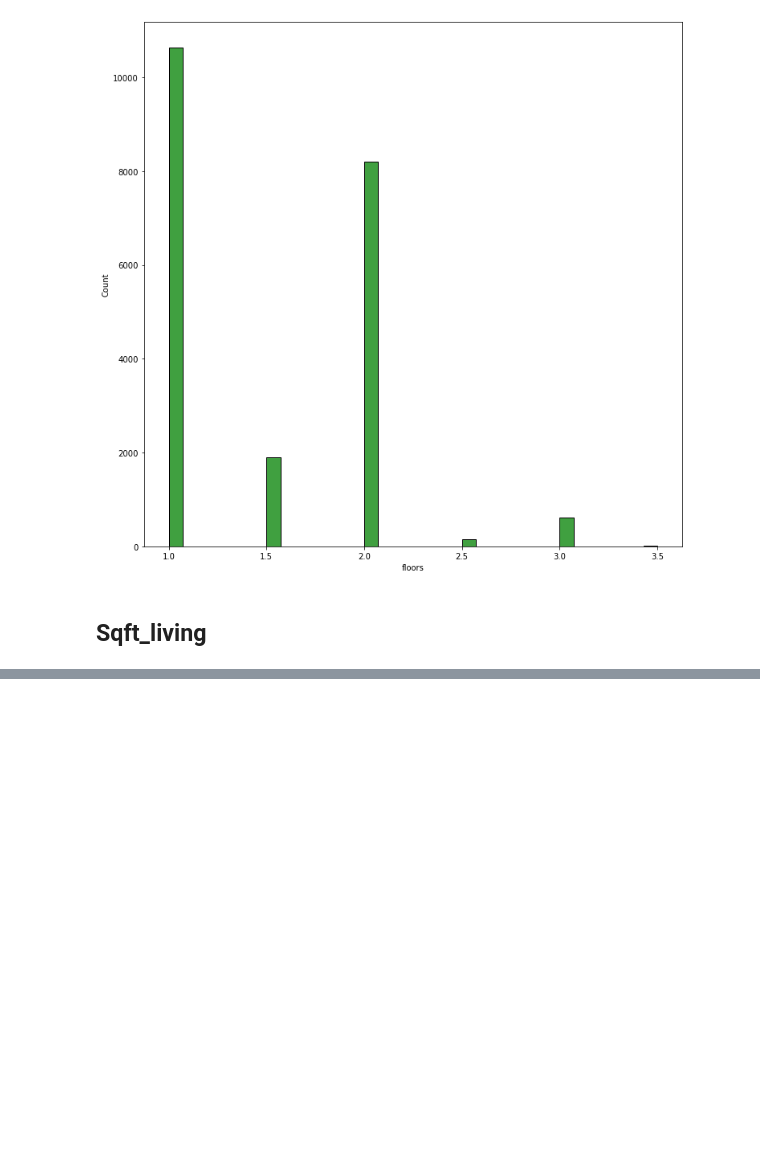
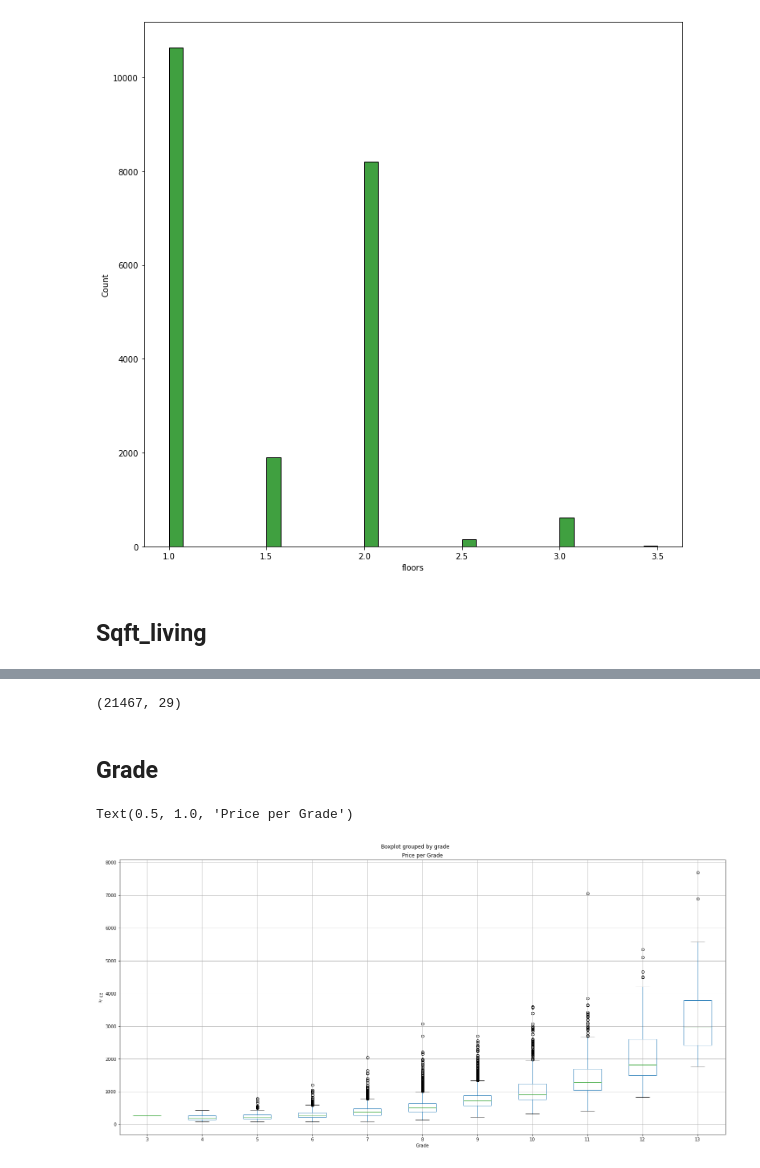
Before and after one commit to CamLadd/Housing_analysis_project, a Jupyter notebook: Data_cleaning.ipynb, the cells around one changed output, grey strips where cells are left out. Cells and saved outputs as stored; diff of their text form; code cells hidden in the pictures; blank space fills up the shorter version.

```diff
--- a/Data_cleaning.ipynb
+++ b/Data_cleaning.ipynb
@@ -278,0 +360,5 @@ Name: price, dtype: float64
+# %%
+df['sqft_outside']=df['sqft_lot']-df['sqft_living']
+df['sqft_outside15']=df['sqft_lot15']-df['sqft_living15']
+df['percent_above']=df.sqft_above/df.sqft_living
+df['percent_above']
@@ -278,0 +392,6 @@ Name: price, dtype: float64
+# %%
+#Lets set the category_factors to datatype category....
+df.sale_yr=df.sale_year.astype('category')
+df.waterfront=df.waterfront.astype('category')
+df.condition=df.condition.astype('category')
+df.season=df.seasons.astype('category')
@@ -280,0 +444,18 @@ Name: price, dtype: float64
+# %%
+#We can choose to drop all observations which have 1 or two extreme values.
+outliers=out_bool.totals.nlargest(67)
+df_clean=df.drop(outliers.index.values,axis=0)
+df_clean.shape
+# %% [output]
+(21467, 29)
+# %% [markdown]
+## Grade
+# %%
+df.boxplot('price', by='grade', figsize=(20,10))
+plt.tight_layout()
+plt.ylabel('Price')
+plt.xlabel('Grade')
+plt.title('Price per Grade')
+# %% [output]
+Text(0.5, 1.0, 'Price per Grade')
+[figure, added]
```
Also changed, not shown: parts of 29 cells of this notebook.
